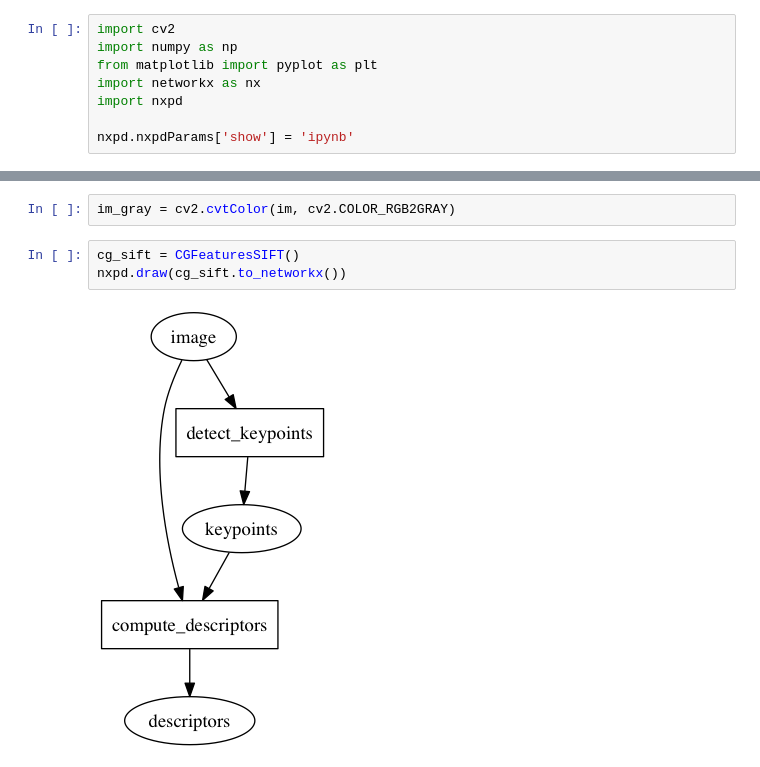
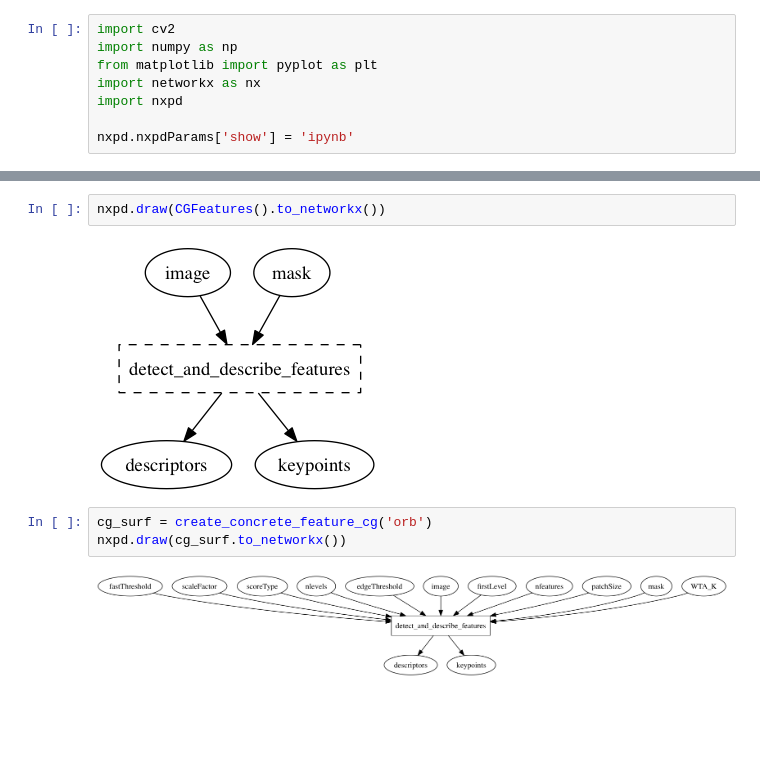
Before and after one commit to semeniuta/visionfuncs, a Jupyter notebook: notebooks/demo_features.ipynb, the cells around one changed output, grey strips where cells are left out. Cells and saved outputs as stored; diff of their text form; blank space fills up the shorter version.

```diff
--- a/notebooks/demo_features.ipynb
+++ b/notebooks/demo_features.ipynb
@@ -30,7 +27,9 @@ plt.imshow(im)
-# %%
-im_gray = cv2.cvtColor(im, cv2.COLOR_RGB2GRAY)
+# %%
+nxpd.draw(CGFeatures().to_networkx())
+# %% [output]
+[figure, added]
 # %%
-cg_sift = CGFeaturesSIFT()
-nxpd.draw(cg_sift.to_networkx())
+cg_surf = create_concrete_feature_cg('orb')
+nxpd.draw(cg_surf.to_networkx())
 # %% [output]
-[figure, old version]
+[figure, new version]
```
Also changed, not shown: parts of 9 cells of this notebook, 5 other files.
